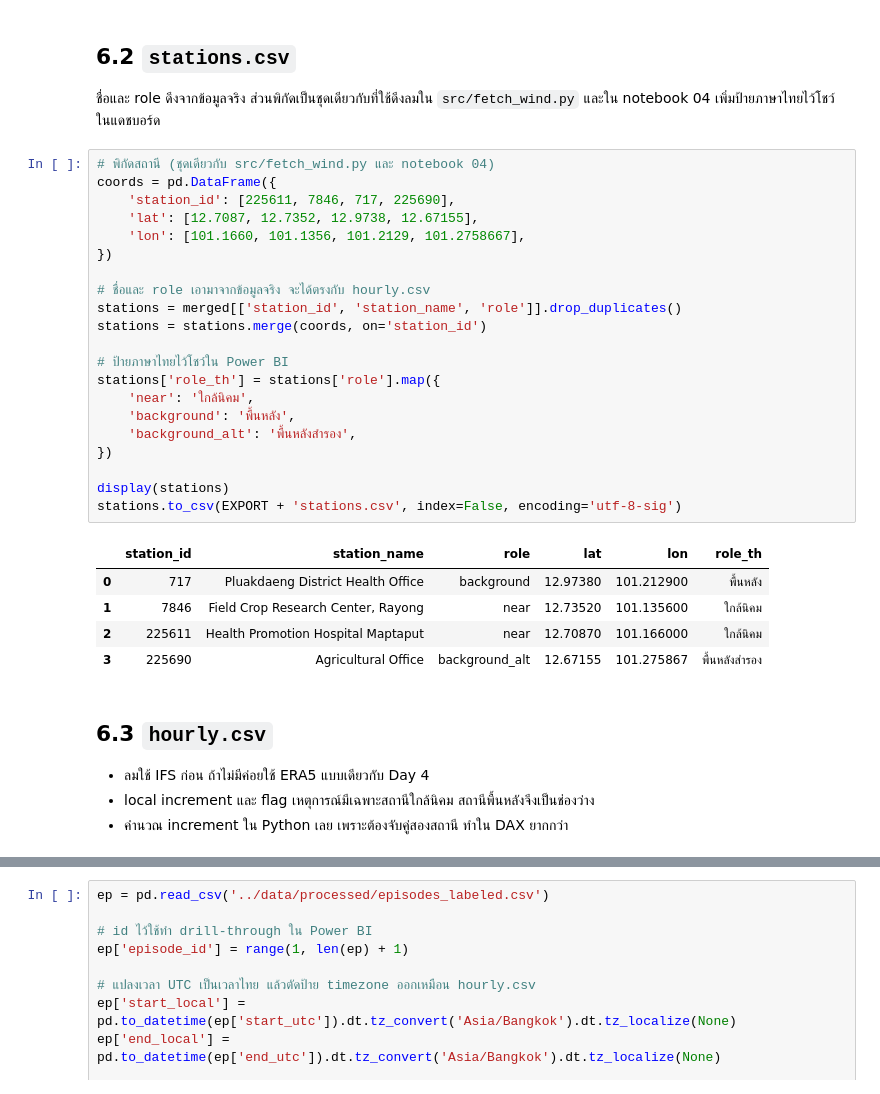
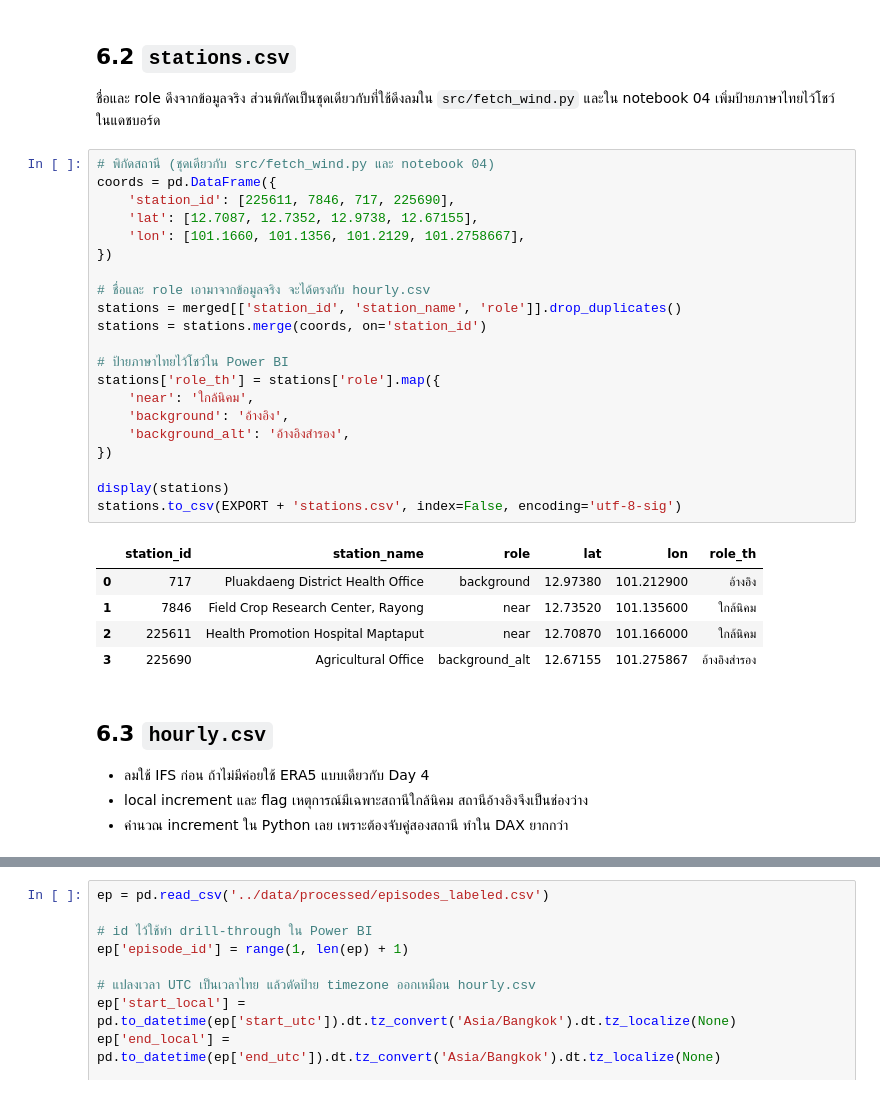
Before and after one commit to Rmnlin/maptaphut-air-quality, a Jupyter notebook: notebooks/06_export.ipynb, the cells around one changed output, grey strips where cells are left out. Drawn from its saved outputs; the diff is of its cells as text.

```diff
--- a/notebooks/06_export.ipynb
+++ b/notebooks/06_export.ipynb
@@ -43,35 +43,35 @@ print(merged.shape, hourly_inc.shape)
 # %%
 # พิกัดสถานี (ชุดเดียวกับ src/fetch_wind.py และ notebook 04)
 coords = pd.DataFrame({
     'station_id': [225611, 7846, 717, 225690],
     'lat': [12.7087, 12.7352, 12.9738, 12.67155],
     'lon': [101.1660, 101.1356, 101.2129, 101.2758667],
 })
 
 # ชื่อและ role เอามาจากข้อมูลจริง จะได้ตรงกับ hourly.csv
 stations = merged[['station_id', 'station_name', 'role']].drop_duplicates()
 stations = stations.merge(coords, on='station_id')
 
 # ป้ายภาษาไทยไว้โชว์ใน Power BI
 stations['role_th'] = stations['role'].map({
     'near': 'ใกล้นิคม',
-    'background': 'พื้นหลัง',
-    'background_alt': 'พื้นหลังสำรอง',
+    'background': 'อ้างอิง',
+    'background_alt': 'อ้างอิงสำรอง',
 })
 
 display(stations)
 stations.to_csv(EXPORT + 'stations.csv', index=False, encoding='utf-8-sig')
 # %% [output]
 |  | station_id | station_name | role | lat | lon | role_th |
-| 0 | 717 | Pluakdaeng District Health Office | background | 12.97380 | 101.212900 | พื้นหลัง |
+| 0 | 717 | Pluakdaeng District Health Office | background | 12.97380 | 101.212900 | อ้างอิง |
 | 1 | 7846 | Field Crop Research Center, Rayong | near | 12.73520 | 101.135600 | ใกล้นิคม |
 | 2 | 225611 | Health Promotion Hospital Maptaput | near | 12.70870 | 101.166000 | ใกล้นิคม |
-| 3 | 225690 | Agricultural Office | background_alt | 12.67155 | 101.275867 | พื้นหลังสำรอง |
+| 3 | 225690 | Agricultural Office | background_alt | 12.67155 | 101.275867 | อ้างอิงสำรอง |
 # %% [markdown]
 ## 6.3 `hourly.csv`
 
 - ลมใช้ IFS ก่อน ถ้าไม่มีค่อยใช้ ERA5 แบบเดียวกับ Day 4
-- local increment และ flag เหตุการณ์มีเฉพาะสถานีใกล้นิคม สถานีพื้นหลังจึงเป็นช่องว่าง
+- local increment และ flag เหตุการณ์มีเฉพาะสถานีใกล้นิคม สถานีอ้างอิงจึงเป็นช่องว่าง
 - คำนวณ increment ใน Python เลย เพราะต้องจับคู่สองสถานี ทำใน DAX ยากกว่า
 # %%
 # ตารางหลัก = merged (ครบ 4 สถานี)
```
Also changed, not shown: parts of 4 cells of this notebook, 1 other file.
